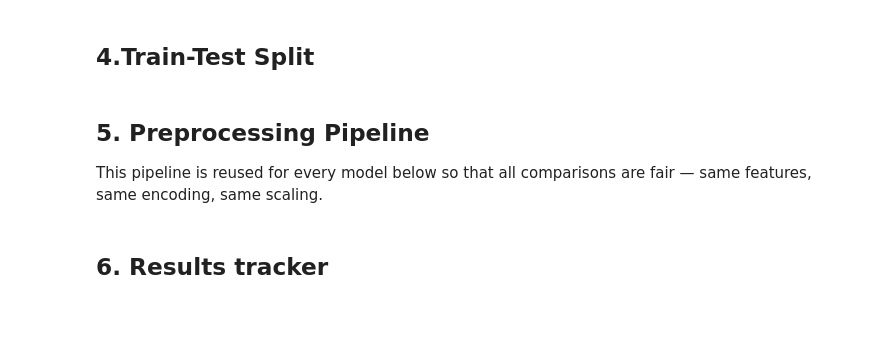
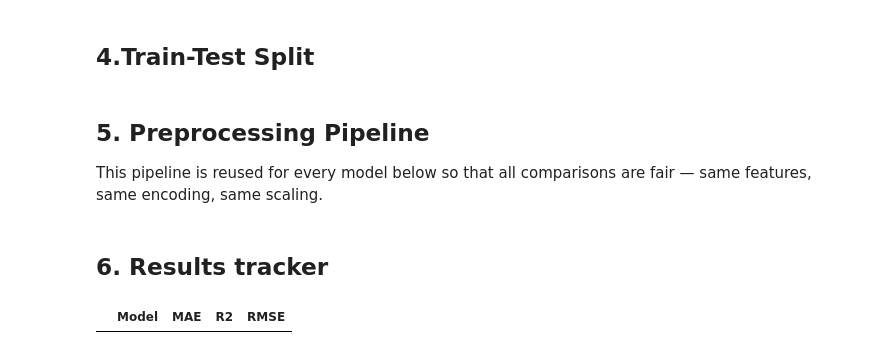
Before and after one commit to pavansaividadala/IPL-Auction-Price-Prediction, a Jupyter notebook: Perfect_Model_Building.ipynb, the cells around one changed output. Cells and saved outputs as stored; diff of their text form; code cells hidden in the pictures; blank space fills up the shorter version.

```diff
--- a/Perfect_Model_Building.ipynb
+++ b/Perfect_Model_Building.ipynb
@@ -111,3 +111,8 @@ preprocessor=ColumnTransformer(transformers=[("numerical",StandardScaler(),num_c
                                remainder='passthrough')
 # %% [markdown]
 ## 6. Results tracker
+# %%
+results = pd.DataFrame(columns=["Model", "MAE", "R2", "RMSE"])
+results
+# %% [output]
+|  | Model | MAE | R2 | RMSE |
```
Also changed, not shown: parts of 4 cells of this notebook.
